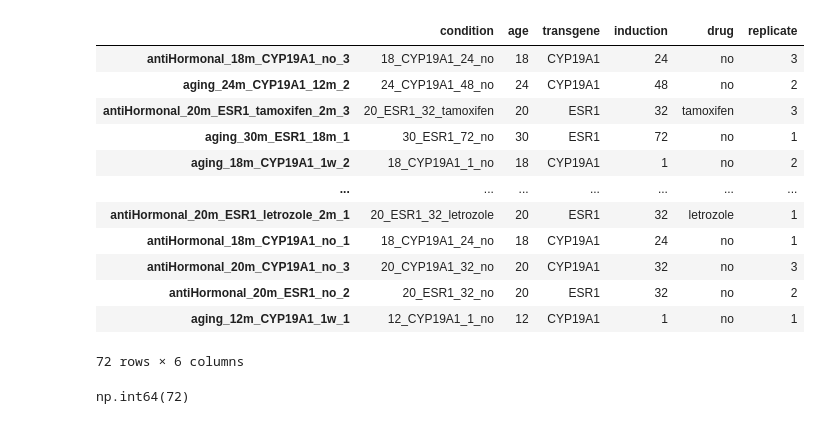
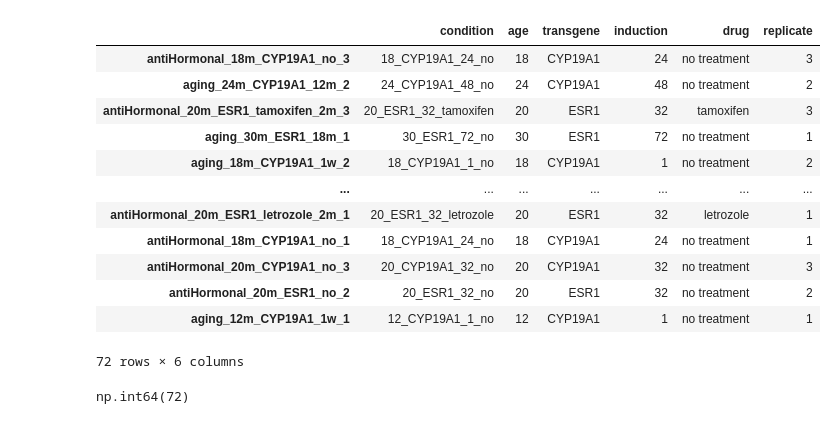
Before and after one commit to nictru/bsc-thesis, a Jupyter notebook: data/coexpression.ipynb, the cells around one changed output. Saved outputs shown, nothing was run; the diff lists cells and outputs as text; code cells hidden in the pictures.

```diff
--- a/data/coexpression.ipynb
+++ b/data/coexpression.ipynb
@@ -5,9 +5,9 @@ import numpy as np
 import matplotlib.pyplot as plt
 # %%
 candidates = {
-    'chr5:87925915-87926842:+': 'Csn1s2a',
-    'chr5:87817372-87821139:-': 'Csn1s1',
-    'chr9:22555041-22570441:+': 'Bbs9'
+    'chr5:87925915-87926842:+': 'circ-Csn1s2a',
+    'chr5:87817372-87821139:-': 'circ-Csn1s1',
+    'chr9:22555041-22570441:+': 'circ-Bbs9'
 }
 # %%
 df = pd.read_csv('dea/sum.tsv', sep='\t', index_col=0)
@@ -23,20 +23,21 @@ df
 # %%
 df_pheno = pd.read_csv('dea/phenotype.csv', index_col=0)
 df_pheno = df_pheno.loc[df.columns]
+df_pheno.loc[df_pheno['drug'] == 'no', 'drug'] = 'no treatment'
 df_pheno
 # %% [output]
 |  | condition | age | transgene | induction | drug | replicate |
-| antiHormonal_18m_CYP19A1_no_3 | 18_CYP19A1_24_no | 18 | CYP19A1 | 24 | no | 3 |
-| aging_24m_CYP19A1_12m_2 | 24_CYP19A1_48_no | 24 | CYP19A1 | 48 | no | 2 |
+| antiHormonal_18m_CYP19A1_no_3 | 18_CYP19A1_24_no | 18 | CYP19A1 | 24 | no treatment | 3 |
+| aging_24m_CYP19A1_12m_2 | 24_CYP19A1_48_no | 24 | CYP19A1 | 48 | no treatment | 2 |
 | antiHormonal_20m_ESR1_tamoxifen_2m_3 | 20_ESR1_32_tamoxifen | 20 | ESR1 | 32 | tamoxifen | 3 |
-| aging_30m_ESR1_18m_1 | 30_ESR1_72_no | 30 | ESR1 | 72 | no | 1 |
-| aging_18m_CYP19A1_1w_2 | 18_CYP19A1_1_no | 18 | CYP19A1 | 1 | no | 2 |
+| aging_30m_ESR1_18m_1 | 30_ESR1_72_no | 30 | ESR1 | 72 | no treatment | 1 |
+| aging_18m_CYP19A1_1w_2 | 18_CYP19A1_1_no | 18 | CYP19A1 | 1 | no treatment | 2 |
 | ... | ... | ... | ... | ... | ... | ... |
 | antiHormonal_20m_ESR1_letrozole_2m_1 | 20_ESR1_32_letrozole | 20 | ESR1 | 32 | letrozole | 1 |
-| antiHormonal_18m_CYP19A1_no_1 | 18_CYP19A1_24_no | 18 | CYP19A1 | 24 | no | 1 |
-| antiHormonal_20m_CYP19A1_no_3 | 20_CYP19A1_32_no | 20 | CYP19A1 | 32 | no | 3 |
-| antiHormonal_20m_ESR1_no_2 | 20_ESR1_32_no | 20 | ESR1 | 32 | no | 2 |
-| aging_12m_CYP19A1_1w_1 | 12_CYP19A1_1_no | 12 | CYP19A1 | 1 | no | 1 |
+| antiHormonal_18m_CYP19A1_no_1 | 18_CYP19A1_24_no | 18 | CYP19A1 | 24 | no treatment | 1 |
+| antiHormonal_20m_CYP19A1_no_3 | 20_CYP19A1_32_no | 20 | CYP19A1 | 32 | no treatment | 3 |
+| antiHormonal_20m_ESR1_no_2 | 20_ESR1_32_no | 20 | ESR1 | 32 | no treatment | 2 |
+| aging_12m_CYP19A1_1w_1 | 12_CYP19A1_1_no | 12 | CYP19A1 | 1 | no treatment | 1 |
 72 rows × 6 columns
 # %%
 df_pheno['induction'].max()
```
Also changed, not shown: parts of 2 cells of this notebook, 3 other files.
